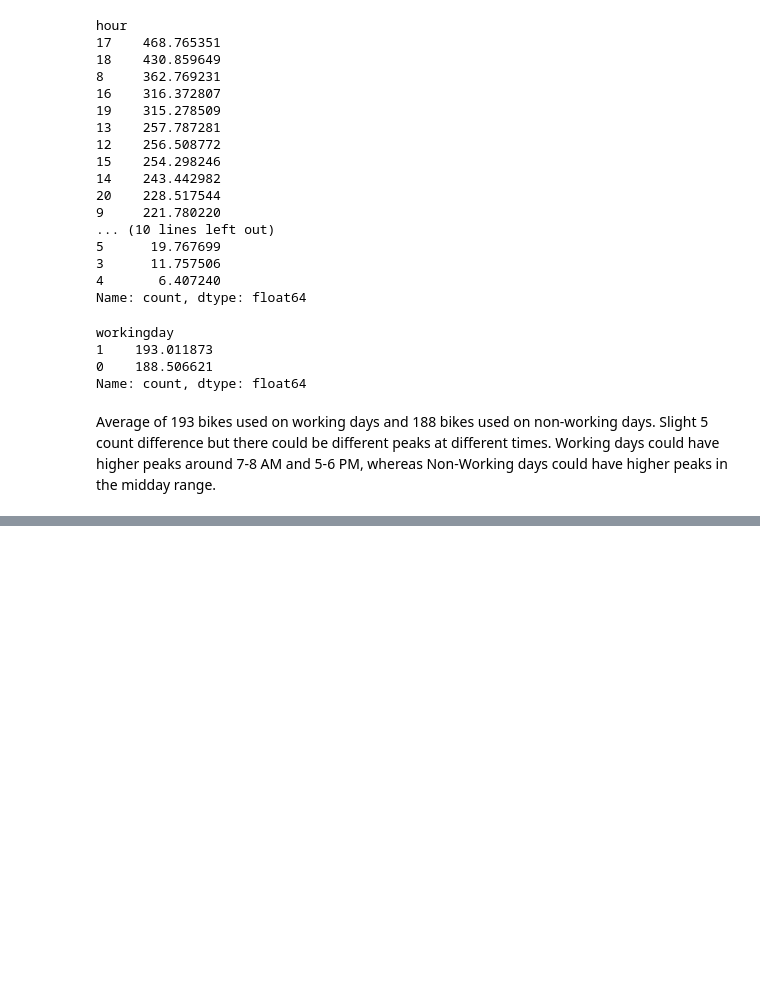
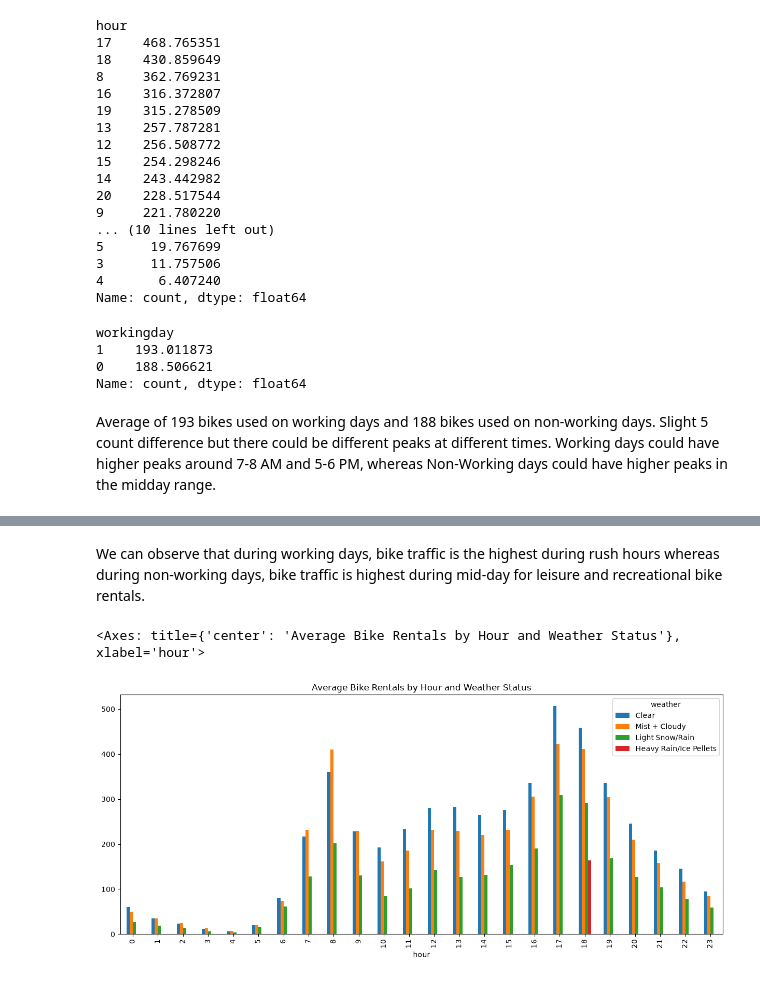
Before and after one commit to nlawee/python_projects, a Jupyter notebook: Lyft - Demand for Electric Bicycles/solution.ipynb, the cells around one changed output, grey strips where cells are left out. Cells and saved outputs as stored; diff of their text form; code cells hidden in the pictures; blank space fills up the shorter version.

```diff
--- a/Lyft - Demand for Electric Bicycles/solution.ipynb
+++ b/Lyft - Demand for Electric Bicycles/solution.ipynb
@@ -129,0 +125,8 @@ Name: count, dtype: float64
+# %% [markdown]
+We can observe that during working days, bike traffic is the highest during rush hours whereas during non-working days, bike traffic is highest during mid-day for leisure and recreational bike rentals.
+# %%
+weather_compare = df.groupby(['weather', 'hour'])['count'].mean().unstack('weather').rename(columns={1: 'Clear', 2: 'Mist + Cloudy', 3: 'Light Snow/Rain', 4: 'Heavy Rain/Ice Pellets'})
+weather_compare.plot(kind='bar', figsize=(15, 6), title='Average Bike Rentals by Hour and Weather Status')
+# %% [output]
+<Axes: title={'center': 'Average Bike Rentals by Hour and Weather Status'}, xlabel='hour'>
+[figure, added]
```
Also changed, not shown: parts of 2 cells of this notebook, 1 other file.
